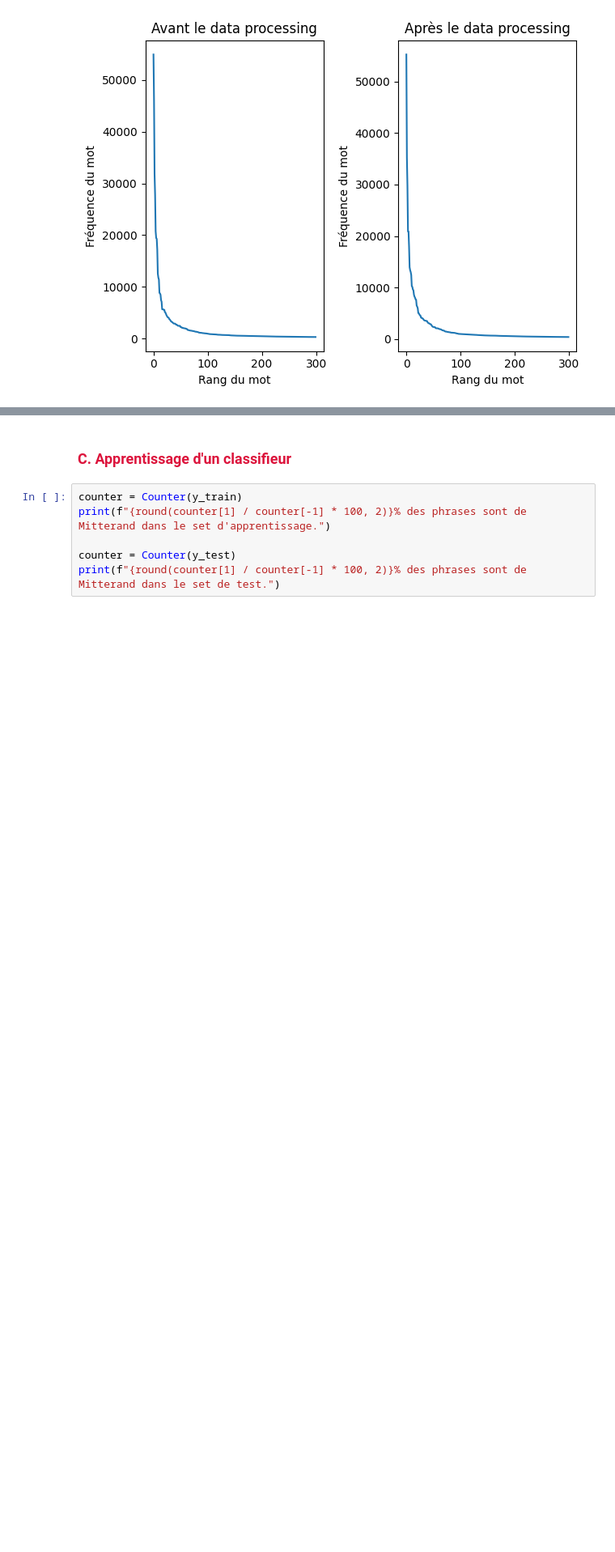
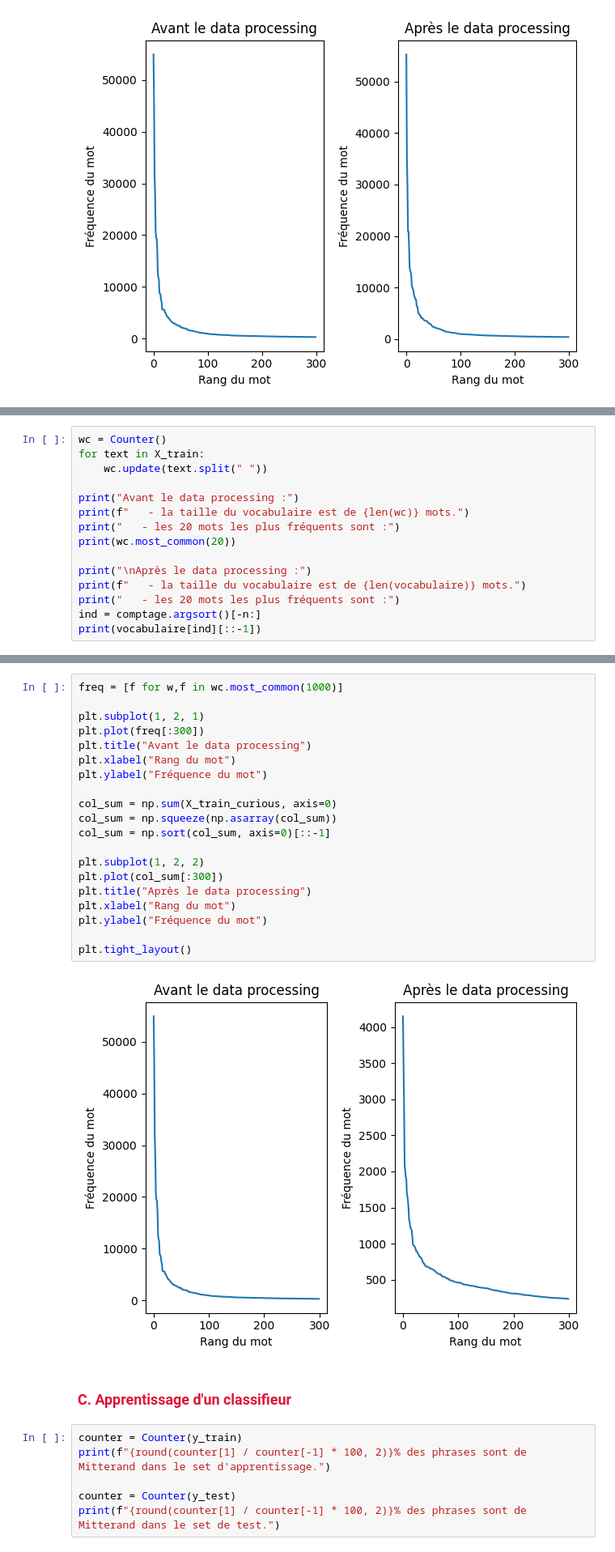
Before and after one commit to suzannegtx/Prog_NLP_Assignments, a Jupyter notebook: Projets_TAL/Projet_presidents/Projet_Chirac_Mitterrand.ipynb, the cells around one changed output, grey strips where cells are left out. Shown at 81% size. Saved outputs shown, nothing was run; the diff lists cells and outputs as text; blank space fills up the shorter version.

```diff
--- a/Projets_TAL/Projet_presidents/Projet_Chirac_Mitterrand.ipynb
+++ b/Projets_TAL/Projet_presidents/Projet_Chirac_Mitterrand.ipynb
@@ -298,0 +330,15 @@ plt.tight_layout()
+# %%
+wc = Counter()
+for text in X_train:
+    wc.update(text.split(" "))
+
+print("Avant le data processing :")
+print(f"   - la taille du vocabulaire est de {len(wc)} mots.")
+print("   - les 20 mots les plus fréquents sont :")
+print(wc.most_common(20))
+
+print("\nAprès le data processing :")
+print(f"   - la taille du vocabulaire est de {len(vocabulaire)} mots.")
+print("   - les 20 mots les plus fréquents sont :")
+ind = comptage.argsort()[-n:]
+print(vocabulaire[ind][::-1])
@@ -299,3 +357,25 @@ plt.tight_layout()
+# %%
+freq = [f for w,f in wc.most_common(1000)]
+
+plt.subplot(1, 2, 1)
+plt.plot(freq[:300])
+plt.title("Avant le data processing")
+plt.xlabel("Rang du mot")
+plt.ylabel("Fréquence du mot")
+
+col_sum = np.sum(X_train_curious, axis=0)
+col_sum = np.squeeze(np.asarray(col_sum))
+col_sum = np.sort(col_sum, axis=0)[::-1]
+
+plt.subplot(1, 2, 2)
+plt.plot(col_sum[:300])
+plt.title("Après le data processing")
+plt.xlabel("Rang du mot")
+plt.ylabel("Fréquence du mot")
+
+plt.tight_layout()
+# %% [output]
+[figure, added]
 # %% [markdown]
 ### **<span style="color: #DC143C">C. Apprentissage d'un classifieur</span>**
 # %%
```
Also changed, not shown: parts of 4 cells of this notebook.
